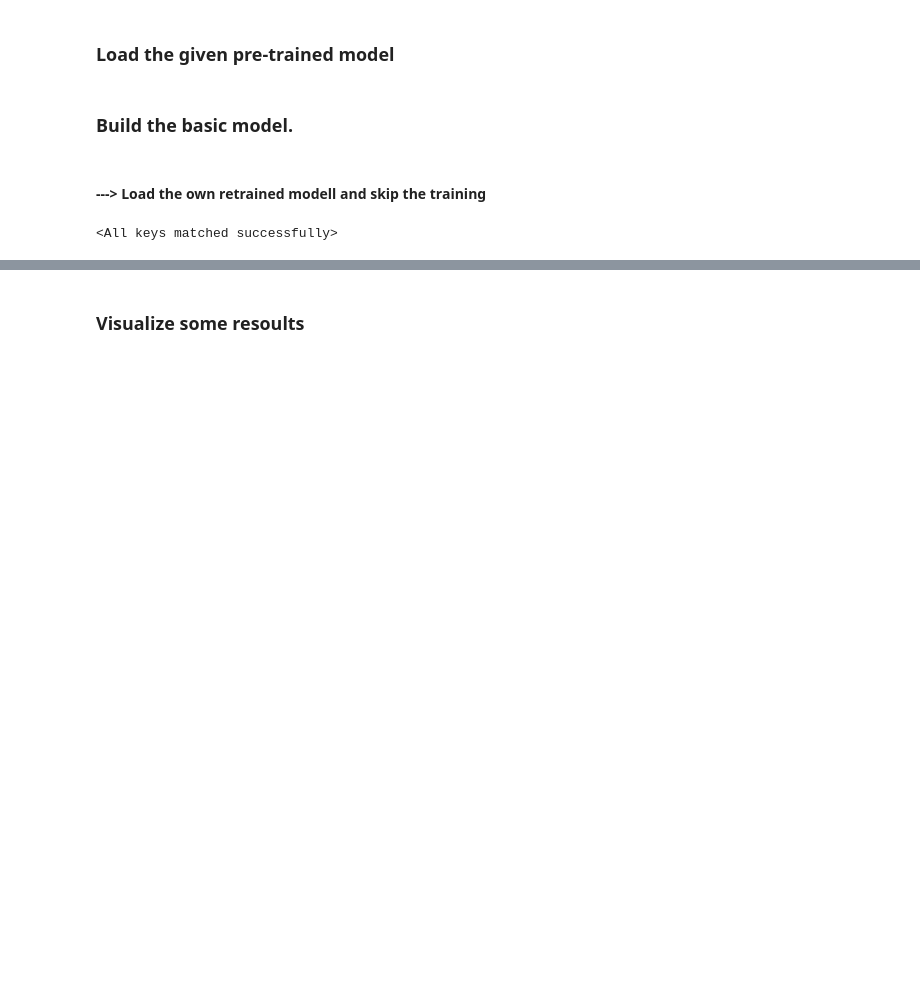
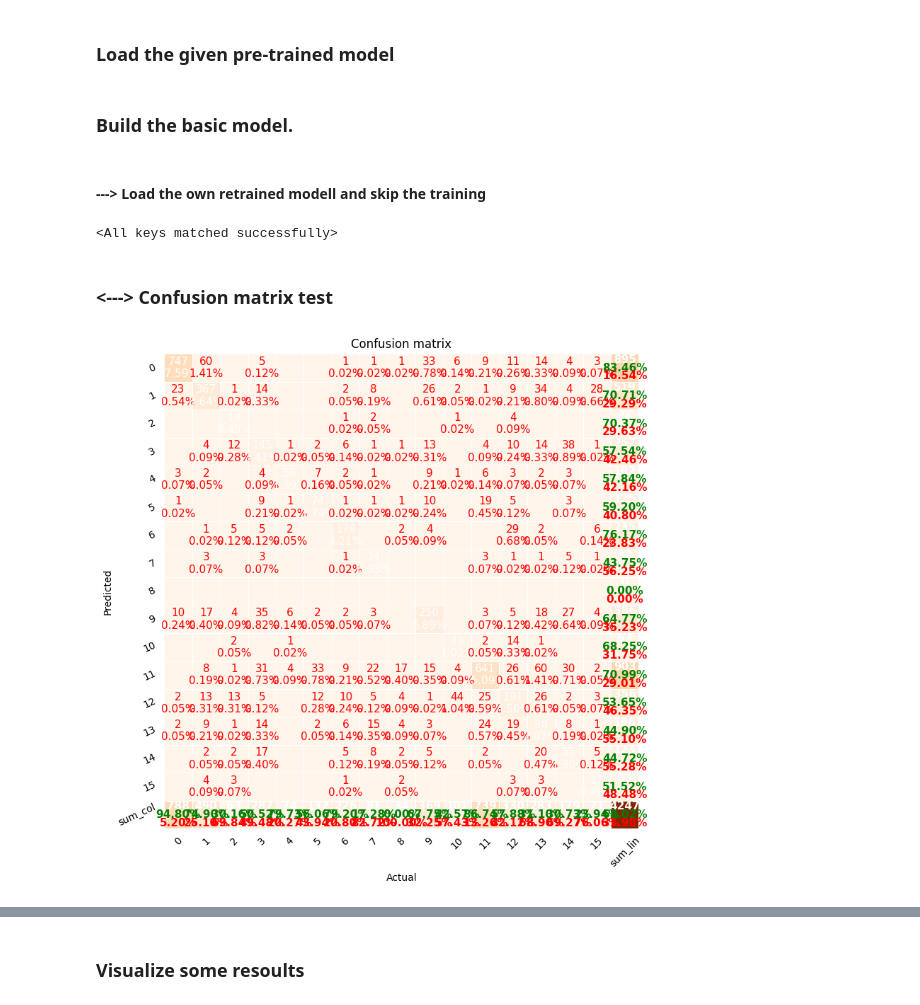
Before and after one commit to SandorBalazsHU/elte-ik-msc-thesis, a Jupyter notebook: elte-ik-msc-thesis-TEST-ResNet18-TRAINED.ipynb, the cells around one changed output, grey strips where cells are left out. Drawn from its saved outputs; the diff is of its cells as text; code cells hidden in the pictures; blank space fills up the shorter version.

```diff
--- a/elte-ik-msc-thesis-TEST-ResNet18-TRAINED.ipynb
+++ b/elte-ik-msc-thesis-TEST-ResNet18-TRAINED.ipynb
@@ -134,3 +134,38 @@ exp_lr_scheduler = lr_scheduler.StepLR(optimizer, step_size=7, gamma=0.1)
 model.load_state_dict(torch.load('resnet_trained/resnet18_basic.pth'))
 # %% [output]
 <All keys matched successfully>
+# %% [markdown]
+### <---> Confusion matrix test
+# %%
+import torch
+from sklearn.metrics import confusion_matrix
+import pandas as pd
+from pretty_confusion_matrix import pp_matrix
+
+def evaluate_model(model, dataloaders, device):
+    model.eval()
+    all_preds = []
+    all_labels = []
+
+    with torch.no_grad():
+        for inputs, labels in dataloaders['train']:  # Test dataset betöltése
+            inputs = inputs.to(device)
+            labels = labels.to(device)
+
+            outputs = model(inputs)
+            _, preds = torch.max(outputs, 1)
+
+            all_preds.extend(preds.cpu().numpy())
+            all_labels.extend(labels.cpu().numpy())
+
+    return all_labels, all_preds
+
+# Kód a confusion mátrix létrehozásához és megjelenítéséhez
+labels, preds = evaluate_model(model, dataloaders, device)
+cm = confusion_matrix(labels, preds)
+df_cm = pd.DataFrame(cm)
+
+# Confusion mátrix megjelenítése
+pp_matrix(df_cm)
+# %% [output]
+[figure, added]
```
Also changed, not shown: parts of 2 cells of this notebook, 2 other files.
